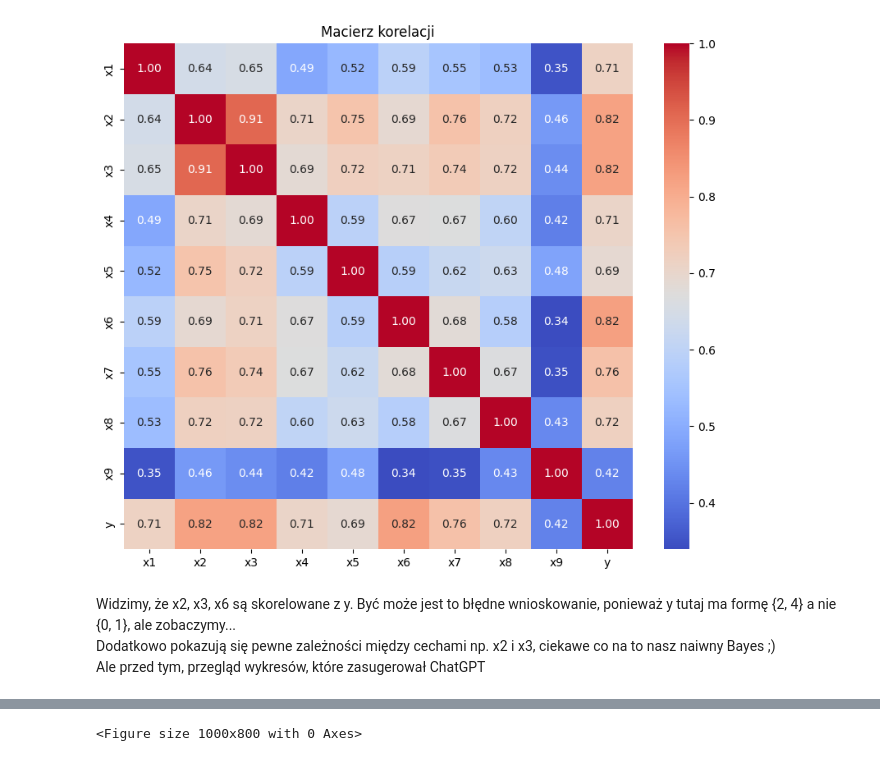
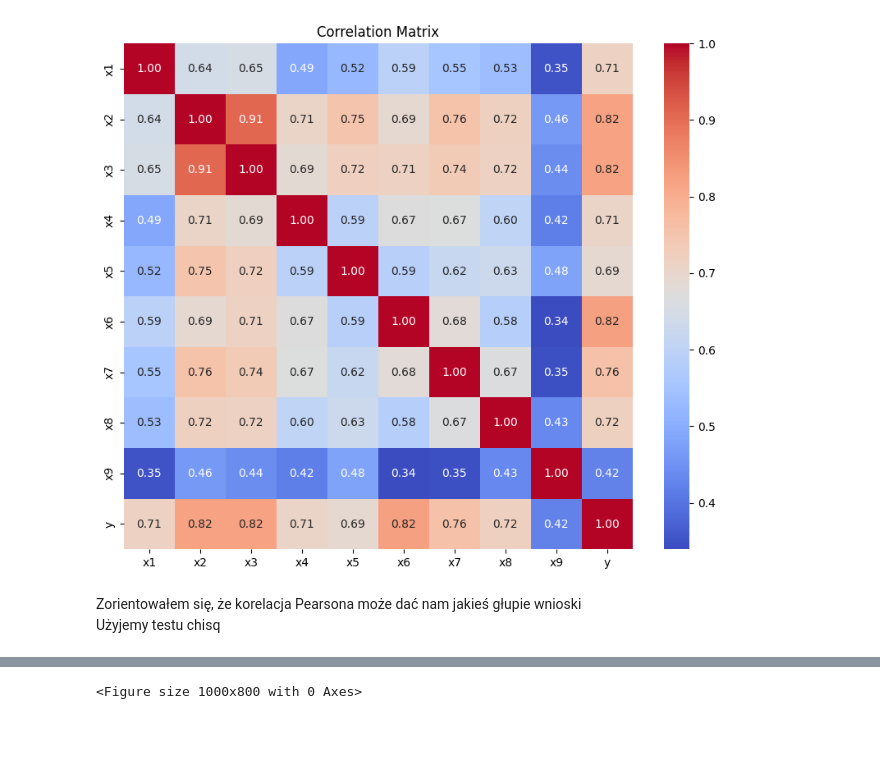
Before and after one commit to cieplypolar/friendly-classification, a Jupyter notebook: playground.ipynb, the cells around one changed output, grey strips where cells are left out. Cells and saved outputs as stored; diff of their text form; code cells hidden in the pictures; blank space fills up the shorter version.

```diff
--- a/playground.ipynb
+++ b/playground.ipynb
@@ -17,11 +17,10 @@ correlation_matrix = df.corr()
 # %%
 plt.figure(figsize=(10, 8))
 sns.heatmap(correlation_matrix, annot=True, cmap='coolwarm', fmt='.2f')
-plt.title('Macierz korelacji')
+plt.title('Correlation Matrix')
 plt.show()
 # %% [output]
-[figure, old version]
+[figure, new version]
 # %% [markdown]
-Widzimy, że x2, x3, x6 są skorelowane z y. Być może jest to błędne wnioskowanie, ponieważ y tutaj ma formę {2, 4} a nie {0, 1}, ale zobaczymy...
-Dodatkowo pokazują się pewne zależności między cechami np. x2 i x3, ciekawe co na to nasz naiwny Bayes ;)
-Ale przed tym, przegląd wykresów, które zasugerował ChatGPT
+Zorientowałem się, że korelacja Pearsona może dać nam jakieś głupie wnioski
+Użyjemy testu chisq
```
Also changed, not shown: parts of 36 cells of this notebook, 14 other files.
